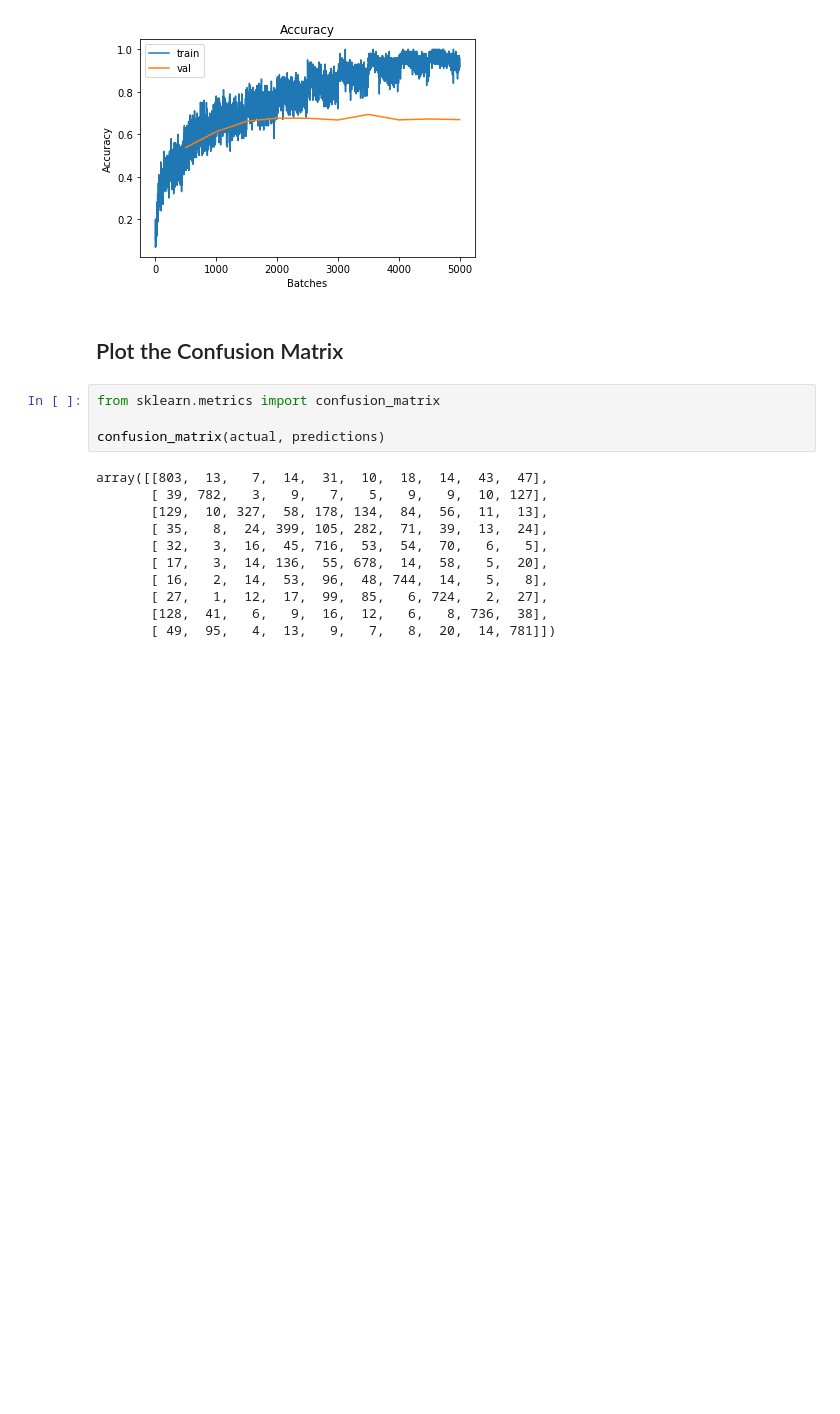
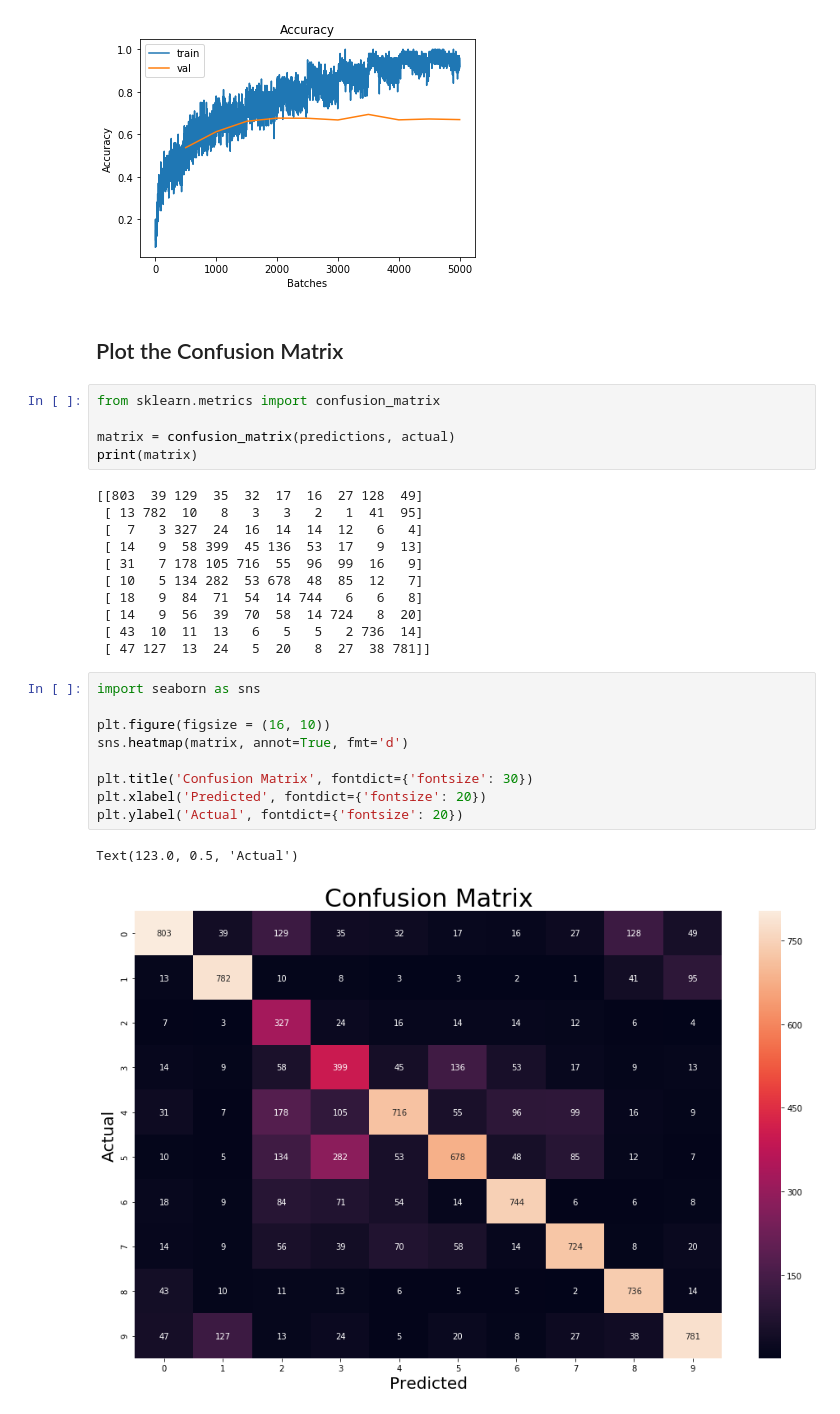
Before and after one commit to ericburdett/cs601r-dl, a Jupyter notebook: DL_Lab1.ipynb, the cells around one changed output. Drawn from its saved outputs; the diff is of its cells as text; blank space fills up the shorter version.

Commit message:
Finished plotting confusion matrix

```diff
--- a/DL_Lab1.ipynb
+++ b/DL_Lab1.ipynb
@@ -335,15 +335,28 @@ plt.show()
 # %%
 from sklearn.metrics import confusion_matrix
 
-confusion_matrix(actual, predictions)
+matrix = confusion_matrix(predictions, actual)
+print(matrix)
 # %% [output]
-array([[803,  13,   7,  14,  31,  10,  18,  14,  43,  47],
-       [ 39, 782,   3,   9,   7,   5,   9,   9,  10, 127],
-       [129,  10, 327,  58, 178, 134,  84,  56,  11,  13],
-       [ 35,   8,  24, 399, 105, 282,  71,  39,  13,  24],
-       [ 32,   3,  16,  45, 716,  53,  54,  70,   6,   5],
-       [ 17,   3,  14, 136,  55, 678,  14,  58,   5,  20],
-       [ 16,   2,  14,  53,  96,  48, 744,  14,   5,   8],
-       [ 27,   1,  12,  17,  99,  85,   6, 724,   2,  27],
-       [128,  41,   6,   9,  16,  12,   6,   8, 736,  38],
-       [ 49,  95,   4,  13,   9,   7,   8,  20,  14, 781]])
+[[803  39 129  35  32  17  16  27 128  49]
+ [ 13 782  10   8   3   3   2   1  41  95]
+ [  7   3 327  24  16  14  14  12   6   4]
+ [ 14   9  58 399  45 136  53  17   9  13]
+ [ 31   7 178 105 716  55  96  99  16   9]
+ [ 10   5 134 282  53 678  48  85  12   7]
+ [ 18   9  84  71  54  14 744   6   6   8]
+ [ 14   9  56  39  70  58  14 724   8  20]
+ [ 43  10  11  13   6   5   5   2 736  14]
+ [ 47 127  13  24   5  20   8  27  38 781]]
+# %%
+import seaborn as sns
+
+plt.figure(figsize = (16, 10))
+sns.heatmap(matrix, annot=True, fmt='d')
+
+plt.title('Confusion Matrix', fontdict={'fontsize': 30})
+plt.xlabel('Predicted', fontdict={'fontsize': 20})
+plt.ylabel('Actual', fontdict={'fontsize': 20})
+# %% [output]
+Text(123.0, 0.5, 'Actual')
+[figure, added]
```
